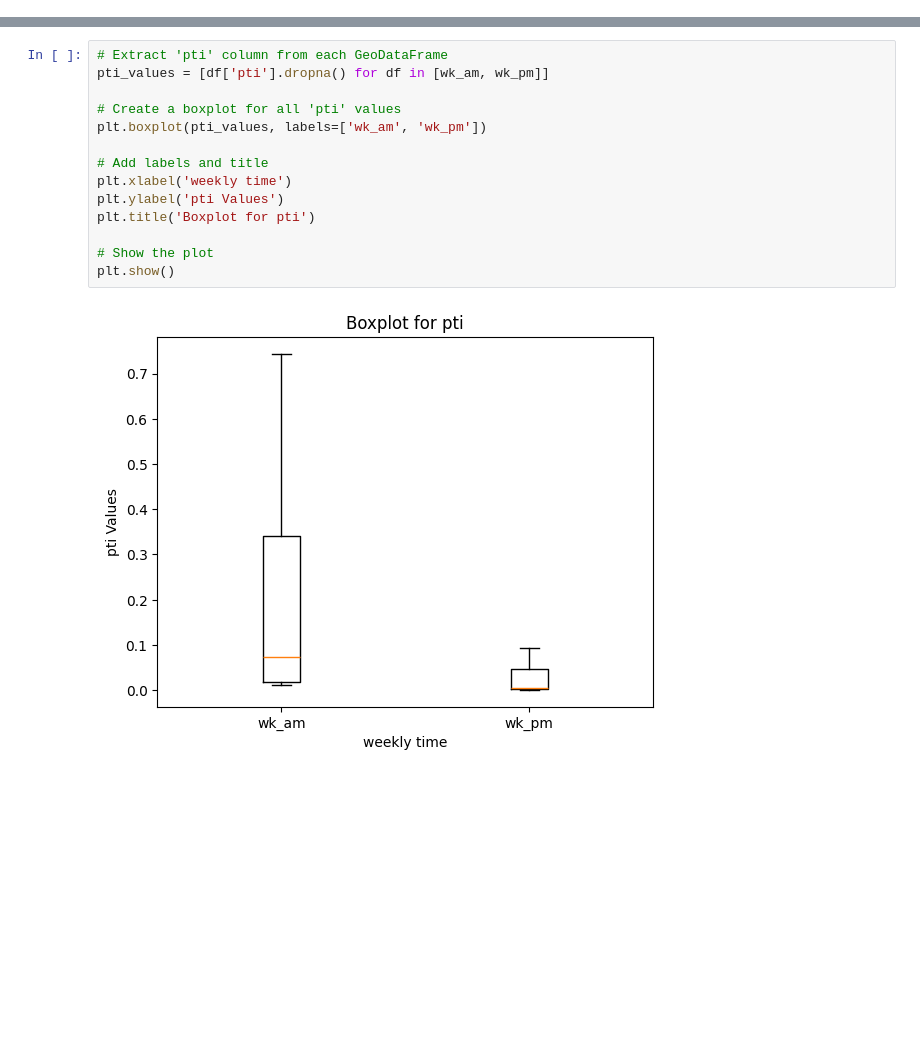
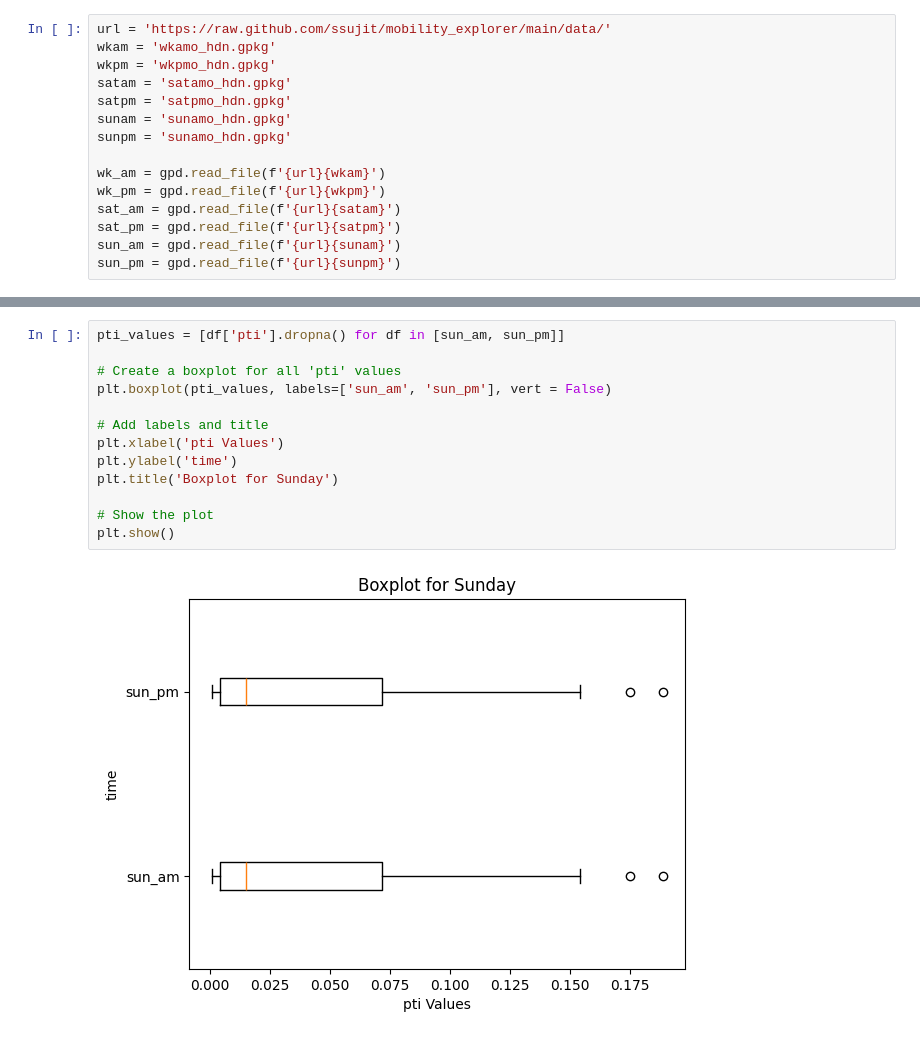
Before and after one commit to ssujit/move_sustainable, a Jupyter notebook: notebook/2_exploratory_spatial_data_analysis.ipynb, the cells around one changed output, grey strips where cells are left out. Drawn from its saved outputs; the diff is of its cells as text; blank space fills up the shorter version.

```diff
--- a/notebook/2_exploratory_spatial_data_analysis.ipynb
+++ b/notebook/2_exploratory_spatial_data_analysis.ipynb
@@ -90 +8,16 @@ hilden.head()
+# %%
+url = 'https://raw.github.com/ssujit/mobility_explorer/main/data/'
+wkam = 'wkamo_hdn.gpkg'
+wkpm = 'wkpmo_hdn.gpkg'
+satam = 'satamo_hdn.gpkg'
+satpm = 'satpmo_hdn.gpkg'
+sunam = 'sunamo_hdn.gpkg'
+sunpm = 'sunamo_hdn.gpkg'
+
+wk_am = gpd.read_file(f'{url}{wkam}')
+wk_pm = gpd.read_file(f'{url}{wkpm}')
+sat_am = gpd.read_file(f'{url}{satam}')
+sat_pm = gpd.read_file(f'{url}{satpm}')
+sun_am = gpd.read_file(f'{url}{sunam}')
+sun_pm = gpd.read_file(f'{url}{sunpm}')
 # %%
@@ -162,16 +126,15 @@ plt.show()
 # %%
-# Extract 'pti' column from each GeoDataFrame
-pti_values = [df['pti'].dropna() for df in [wk_am, wk_pm]]
+pti_values = [df['pti'].dropna() for df in [sun_am, sun_pm]]
 
 # Create a boxplot for all 'pti' values
-plt.boxplot(pti_values, labels=['wk_am', 'wk_pm'])
+plt.boxplot(pti_values, labels=['sun_am', 'sun_pm'], vert = False)
 
 # Add labels and title
-plt.xlabel('weekly time')
-plt.ylabel('pti Values')
-plt.title('Boxplot for pti')
+plt.xlabel('pti Values')
+plt.ylabel('time')
+plt.title('Boxplot for Sunday')
 
 # Show the plot
 plt.show()
 # %% [output]
-[figure, old version]
+[figure, new version]
```
Also changed, not shown: parts of 27 cells of this notebook, 1 other file.
